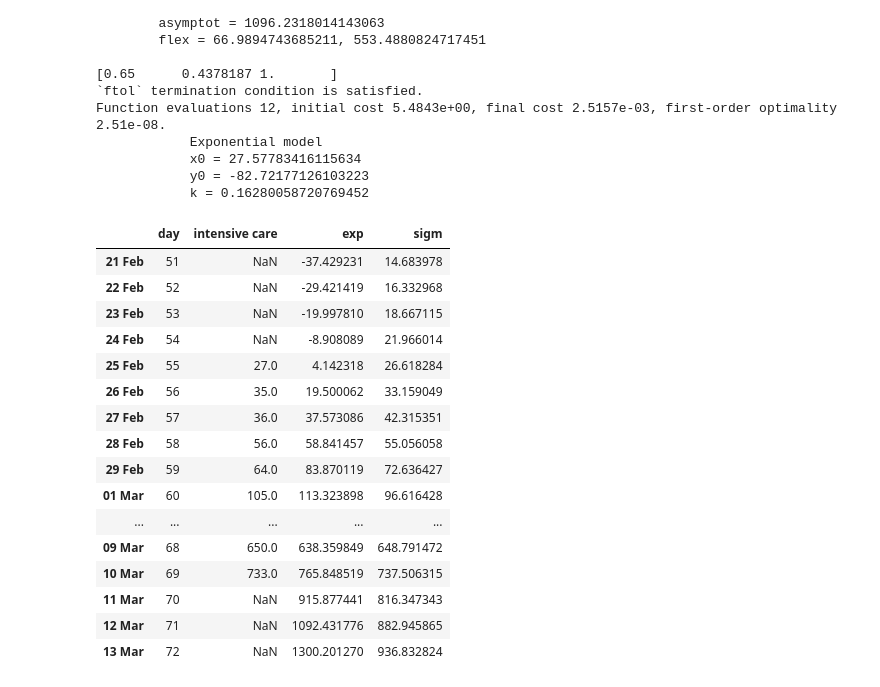
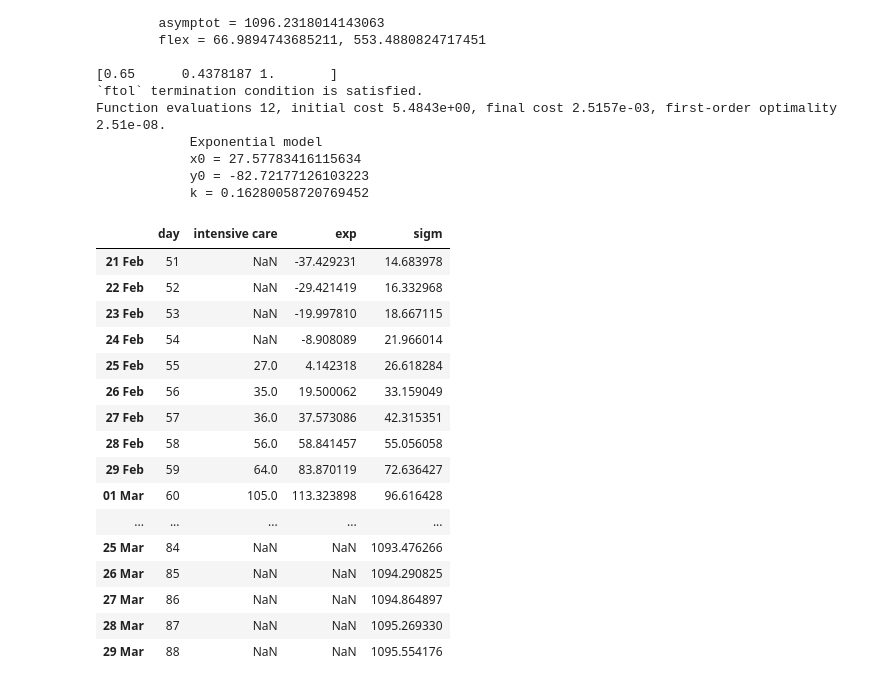
Before and after one commit to simogasp/coregression, a Jupyter notebook: plotting.ipynb, the cells around one changed output. Drawn from its saved outputs; the diff is of its cells as text; code cells hidden in the pictures.

Commit message:
[jupy] add flex and longer x for sigmoid

```diff
--- a/plotting.ipynb
+++ b/plotting.ipynb
@@ -77,35 +77,39 @@ Function evaluations 12, initial cost 5.4843e+00, final cost 2.5157e-03, first-o
 # %%
 # preparing table with predictions
 d_max = df['day'].max()
 d_min = df['day'].min()
-f_days = range(d_min - 4, d_max + 4, 1)
 
-f_exp = reg.exponential(exp_model, f_days)
-f_sigm = reg.sigmoid(sigm_model, f_days)
-f_df = pd.DataFrame({'day' : f_days, 'exp' : f_exp, 'sigm' : f_sigm})
-f_df.index = dt.day_of_year_to_string(f_days)
+f_days_exp = range(d_min - 4, d_max + 4, 1)
+f_days_sigm = range(d_min - 4, d_max + 20, 1)
 
-df_final = pd.merge(df, f_df, on='day', how='outer', sort=True)
-df_final.index = dt.day_of_year_to_string(f_days)
+f_exp = reg.exponential(exp_model, f_days_exp)
+f_sigm = reg.sigmoid(sigm_model, f_days_sigm)
+f_df_exp = pd.DataFrame({'day' : f_days_exp, 'exp' : f_exp})
+f_df_sigm = pd.DataFrame({'day' : f_days_sigm, 'sigm' : f_sigm})
+f_df_exp.index = dt.day_of_year_to_string(f_days_exp)
+f_df_sigm.index = dt.day_of_year_to_string(f_days_sigm)
+
+df_final = pd.merge(df, f_df_exp, on='day', how='outer', sort=True).merge(f_df_sigm, on='day', how='outer', sort=True)
+df_final.index = dt.day_of_year_to_string(f_days_sigm)
 df_final
 # %% [output]
 |  | day | intensive care | exp | sigm |
 | 21 Feb | 51 | NaN | -37.429231 | 14.683978 |
 | 22 Feb | 52 | NaN | -29.421419 | 16.332968 |
 | 23 Feb | 53 | NaN | -19.997810 | 18.667115 |
 | 24 Feb | 54 | NaN | -8.908089 | 21.966014 |
 | 25 Feb | 55 | 27.0 | 4.142318 | 26.618284 |
 | 26 Feb | 56 | 35.0 | 19.500062 | 33.159049 |
 | 27 Feb | 57 | 36.0 | 37.573086 | 42.315351 |
 | 28 Feb | 58 | 56.0 | 58.841457 | 55.056058 |
 | 29 Feb | 59 | 64.0 | 83.870119 | 72.636427 |
 | 01 Mar | 60 | 105.0 | 113.323898 | 96.616428 |
 | ... | ... | ... | ... | ... |
-| 09 Mar | 68 | 650.0 | 638.359849 | 648.791472 |
-| 10 Mar | 69 | 733.0 | 765.848519 | 737.506315 |
-| 11 Mar | 70 | NaN | 915.877441 | 816.347343 |
-| 12 Mar | 71 | NaN | 1092.431776 | 882.945865 |
-| 13 Mar | 72 | NaN | 1300.201270 | 936.832824 |
+| 25 Mar | 84 | NaN | NaN | 1093.476266 |
+| 26 Mar | 85 | NaN | NaN | 1094.290825 |
+| 27 Mar | 86 | NaN | NaN | 1094.864897 |
+| 28 Mar | 87 | NaN | NaN | 1095.269330 |
+| 29 Mar | 88 | NaN | NaN | 1095.554176 |
 # %%
 fig = df_final[['exp', 'sigm', 'intensive care']].iplot(theme="white", title="Intensive care cases", size=4, yTitle='case', mode='lines+markers', asFigure=True)
 fig.data[2].mode='markers'
```
Also changed, not shown: parts of 1 cell of this notebook.
